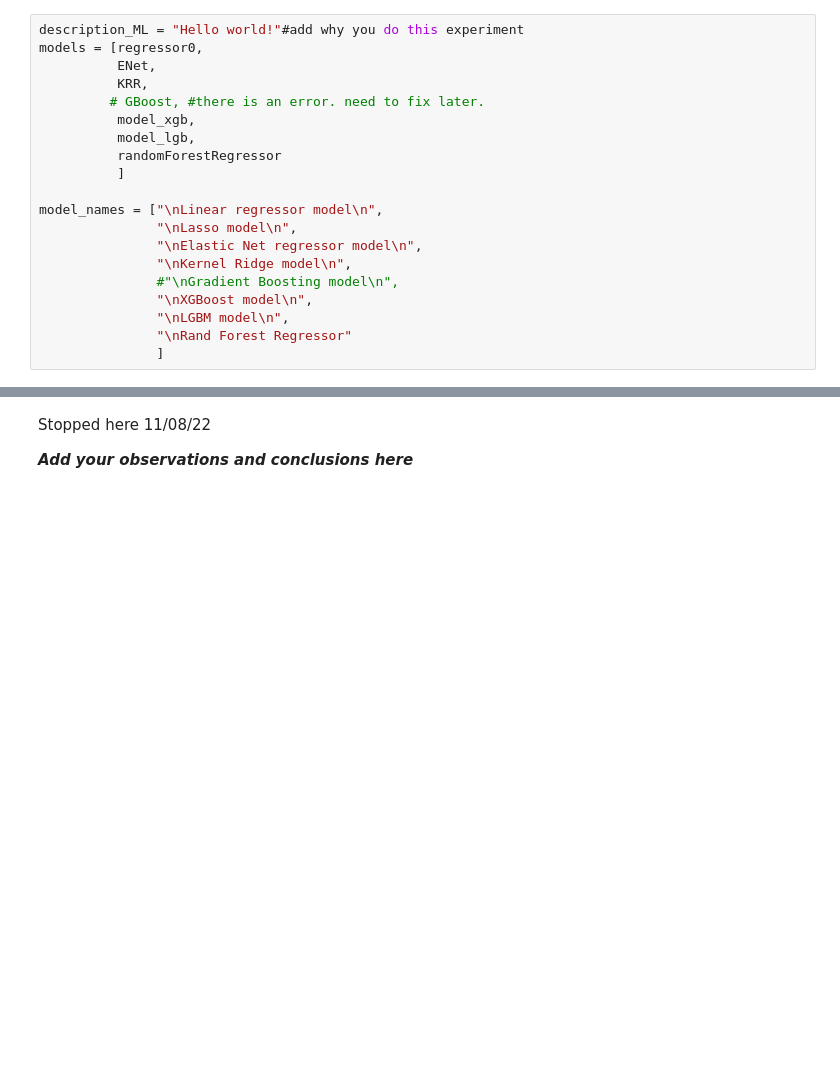
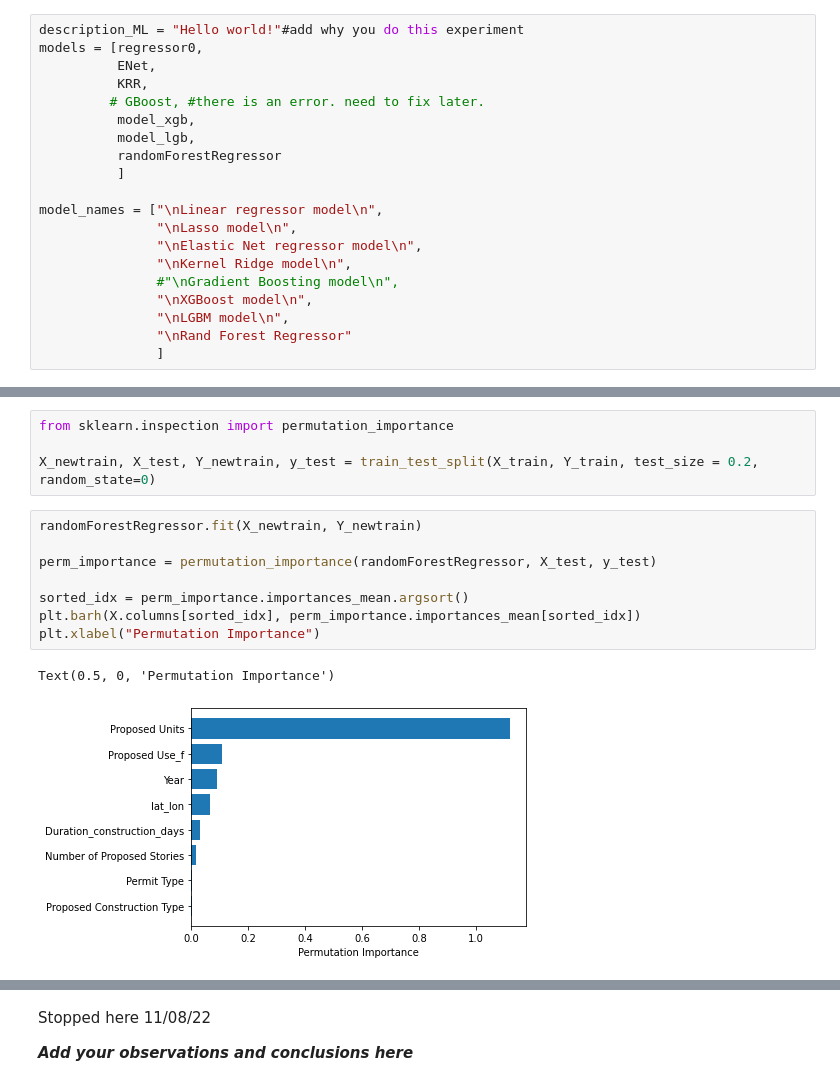
Before and after one commit to LHB-Group/Civil-Work-Bidding-And-Investment-Helper, a Jupyter notebook: NoteBooks/SF_regression_models.ipynb, the cells around one changed output, grey strips where cells are left out. Saved outputs shown, nothing was run; the diff lists cells and outputs as text; blank space fills up the shorter version.

```diff
--- a/NoteBooks/SF_regression_models.ipynb
+++ b/NoteBooks/SF_regression_models.ipynb
@@ -442,0 +525,15 @@ NameError: name 'score_1' is not defined
+# %%
+from sklearn.inspection import permutation_importance
+
+X_newtrain, X_test, Y_newtrain, y_test = train_test_split(X_train, Y_train, test_size = 0.2, random_state=0)
+# %%
+randomForestRegressor.fit(X_newtrain, Y_newtrain)
+
+perm_importance = permutation_importance(randomForestRegressor, X_test, y_test)
+
+sorted_idx = perm_importance.importances_mean.argsort()
+plt.barh(X.columns[sorted_idx], perm_importance.importances_mean[sorted_idx])
+plt.xlabel("Permutation Importance")
+# %% [output]
+Text(0.5, 0, 'Permutation Importance')
+[figure, added]
```
Also changed, not shown: parts of 22 cells of this notebook.
